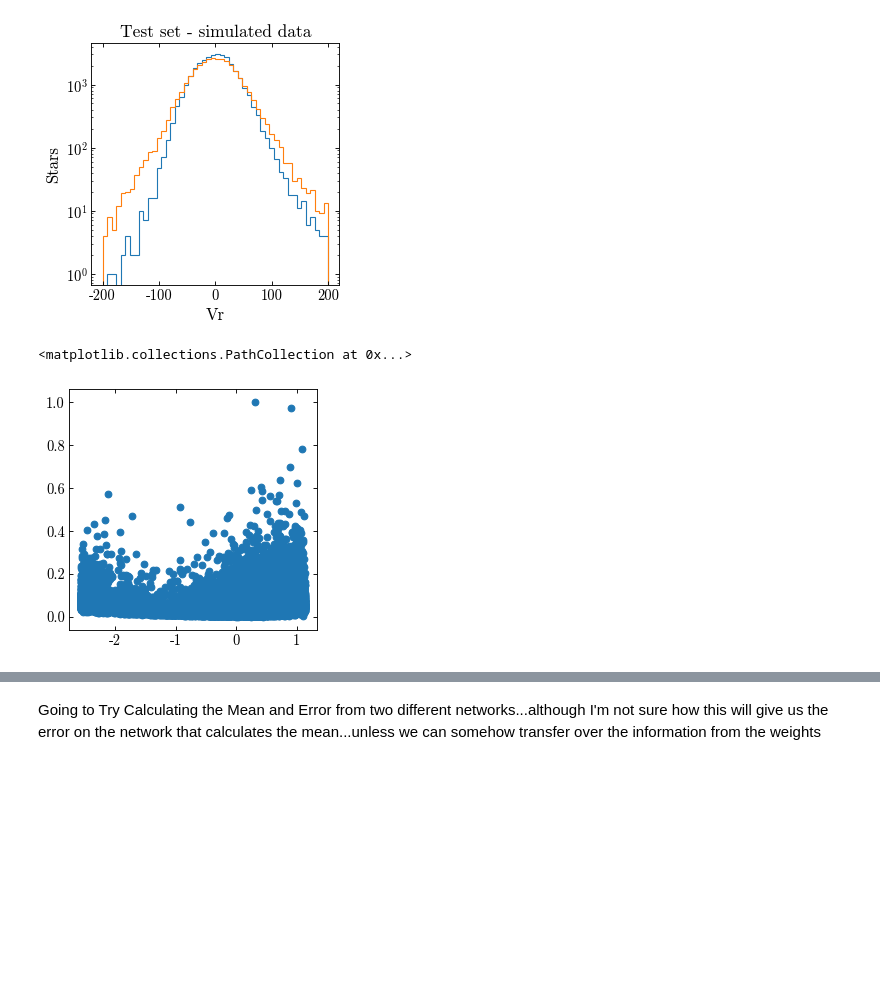
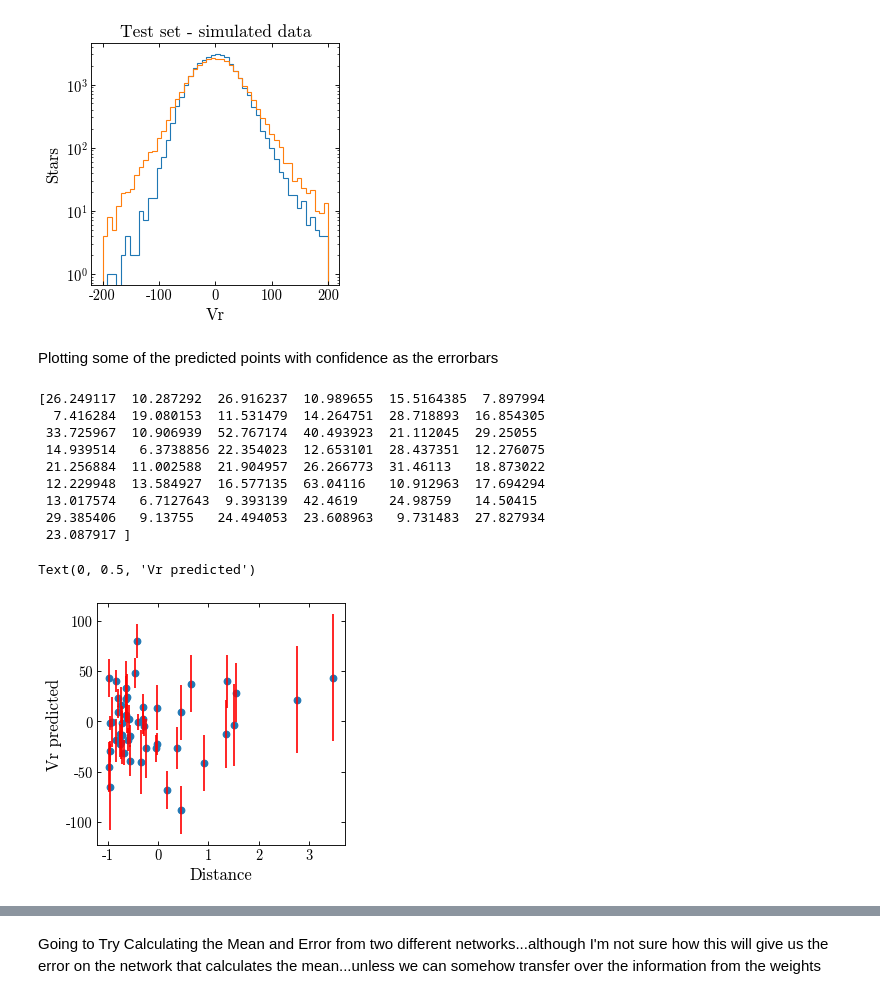
Before and after one commit to adropulic/datax_gaia, a Jupyter notebook: RVTrial1.ipynb, the cells around one changed output, grey strips where cells are left out. Drawn from its saved outputs; the diff is of its cells as text; code cells hidden in the pictures; blank space fills up the shorter version.

```diff
--- a/RVTrial1.ipynb
+++ b/RVTrial1.ipynb
@@ -245,13 +227,29 @@ plt.yscale('log')
 plt.show()
 # %% [output]
 [figure]
+# %% [markdown]
+Plotting some of the predicted points with confidence as the errorbars
 # %%
-test_preds[:,1] = (test_preds[:,1] - np.min(test_preds[:,1]))/(np.max(test_preds[:,1])- np.min(test_preds[:,1]))
+#test_preds[:,1] = (test_preds[:,1] - np.min(test_preds[:,1]))/(np.max(test_preds[:,1])- np.min(test_preds[:,1]))
 #trying to manually rescale confidence
-plt.scatter(X_test[:,0], test_preds[:,1])
+print(test_preds[1:50,1])
+plt.scatter(X_test[1:50,2], test_preds[1:50,0])
+plt.errorbar(X_test[1:50,2], test_preds[1:50,0], yerr = test_preds[1:50,1], color = 'red',ls='none')
+plt.xlabel('Distance')
+plt.ylabel('Vr predicted')
+#maybe good idea to bootstrap bc seems to have differing results for different times that I run it
 # %% [output]
-<matplotlib.collections.PathCollection at 0x...>
+[26.249117  10.287292  26.916237  10.989655  15.5164385  7.897994
+  7.416284  19.080153  11.531479  14.264751  28.718893  16.854305
+ 33.725967  10.906939  52.767174  40.493923  21.112045  29.25055
+ 14.939514   6.3738856 22.354023  12.653101  28.437351  12.276075
+ 21.256884  11.002588  21.904957  26.266773  31.46113   18.873022
+ 12.229948  13.584927  16.577135  63.04116   10.912963  17.694294
+ 13.017574   6.7127643  9.393139  42.4619    24.98759   14.50415
+ 29.385406   9.13755   24.494053  23.608963   9.731483  27.827934
+ 23.087917 ]
+Text(0, 0.5, 'Vr predicted')
-[figure, old version]
+[figure, new version]
 # %%
 plt.scatter(test_preds[:,0],y_test)
 plt.xlabel('Vr predicted')
```
Also changed, not shown: parts of 6 cells of this notebook.
